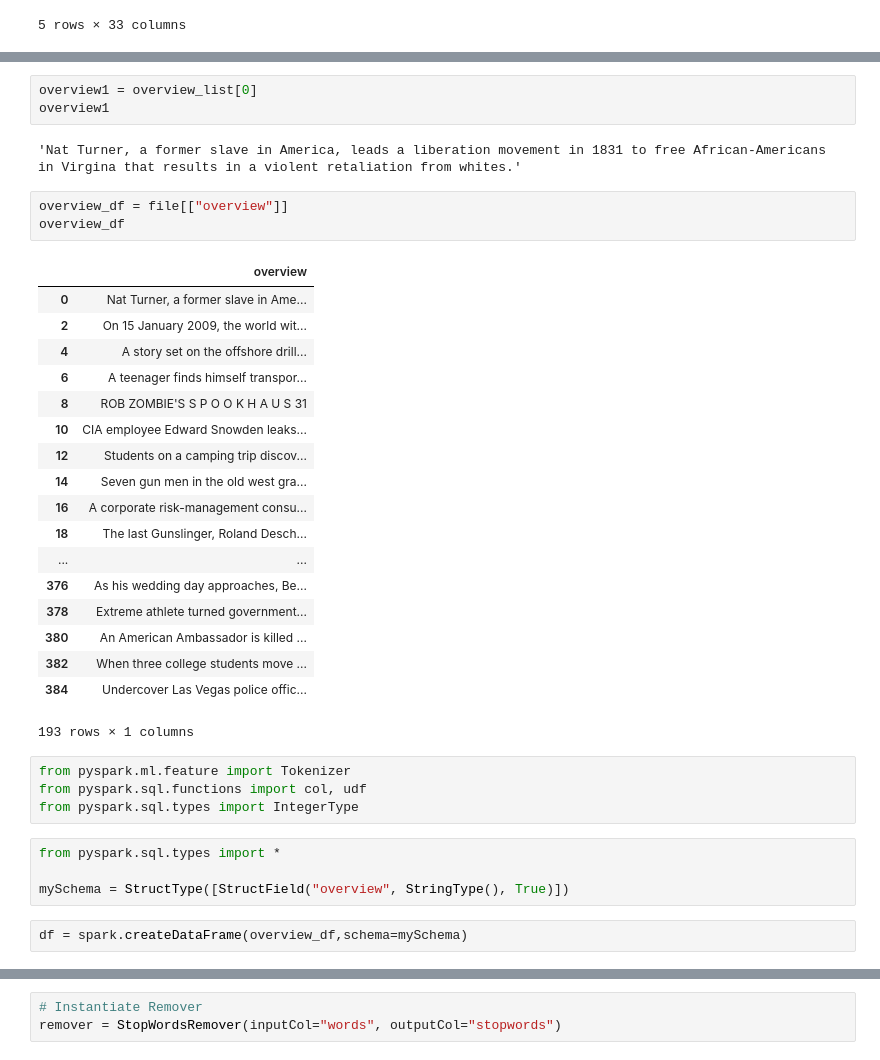
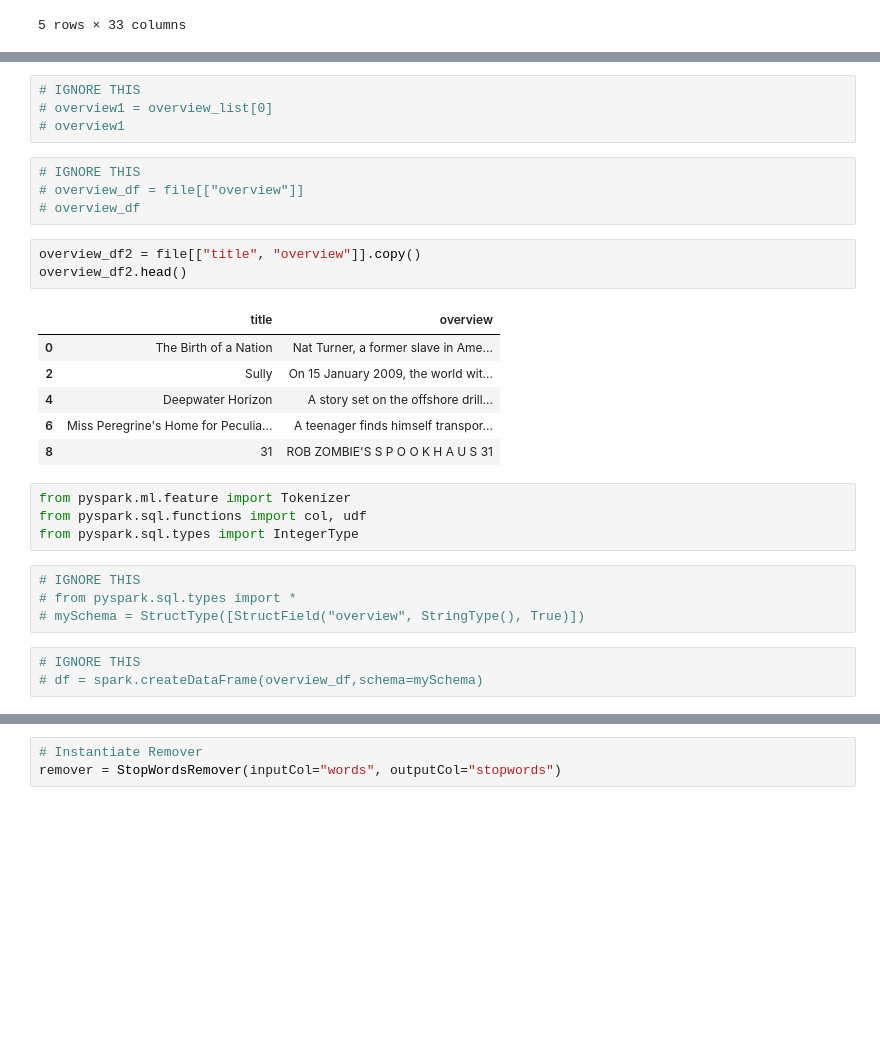
Before and after one commit to irinadrapic/moviesDashboard, a Jupyter notebook: raw/Spacy.ipynb, the cells around one changed output, grey strips where cells are left out. Saved outputs shown, nothing was run; the diff lists cells and outputs as text; blank space fills up the shorter version.

```diff
--- a/raw/Spacy.ipynb
+++ b/raw/Spacy.ipynb
@@ -62,38 +45,30 @@ overview_list
 # %%
-overview1 = overview_list[0]
-overview1
+# IGNORE THIS
+# overview1 = overview_list[0]
+# overview1
-# %% [output]
-'Nat Turner, a former slave in America, leads a liberation movement in 1831 to free African-Americans in Virgina that results in a violent retaliation from whites.'
 # %%
-overview_df = file[["overview"]]
-overview_df
+# IGNORE THIS
+# overview_df = file[["overview"]]
+# overview_df
-# %% [output]
-|  | overview |
-| 0 | Nat Turner, a former slave in Ame... |
-| 2 | On 15 January 2009, the world wit... |
-| 4 | A story set on the offshore drill... |
-| 6 | A teenager finds himself transpor... |
-| 8 | ROB ZOMBIE'S S P O O K H A U S 31 |
-| 10 | CIA employee Edward Snowden leaks... |
-| 12 | Students on a camping trip discov... |
-| 14 | Seven gun men in the old west gra... |
-| 16 | A corporate risk-management consu... |
-| 18 | The last Gunslinger, Roland Desch... |
-| ... | ... |
-| 376 | As his wedding day approaches, Be... |
-| 378 | Extreme athlete turned government... |
-| 380 | An American Ambassador is killed ... |
-| 382 | When three college students move ... |
-| 384 | Undercover Las Vegas police offic... |
-193 rows × 1 columns
+# %%
+overview_df2 = file[["title", "overview"]].copy()
+overview_df2.head()
+# %% [output]
+|  | title | overview |
+| 0 | The Birth of a Nation | Nat Turner, a former slave in Ame... |
+| 2 | Sully | On 15 January 2009, the world wit... |
+| 4 | Deepwater Horizon | A story set on the offshore drill... |
+| 6 | Miss Peregrine's Home for Peculia... | A teenager finds himself transpor... |
+| 8 | 31 | ROB ZOMBIE'S S P O O K H A U S 31 |
 # %%
 from pyspark.ml.feature import Tokenizer
 from pyspark.sql.functions import col, udf
 from pyspark.sql.types import IntegerType
 # %%
-from pyspark.sql.types import *
-
-mySchema = StructType([StructField("overview", StringType(), True)])
+# IGNORE THIS
+# from pyspark.sql.types import *
+# mySchema = StructType([StructField("overview", StringType(), True)])
 # %%
-df = spark.createDataFrame(overview_df,schema=mySchema)
+# IGNORE THIS
+# df = spark.createDataFrame(overview_df,schema=mySchema)
 # %%
```
Also changed, not shown: parts of 13 cells of this notebook.
